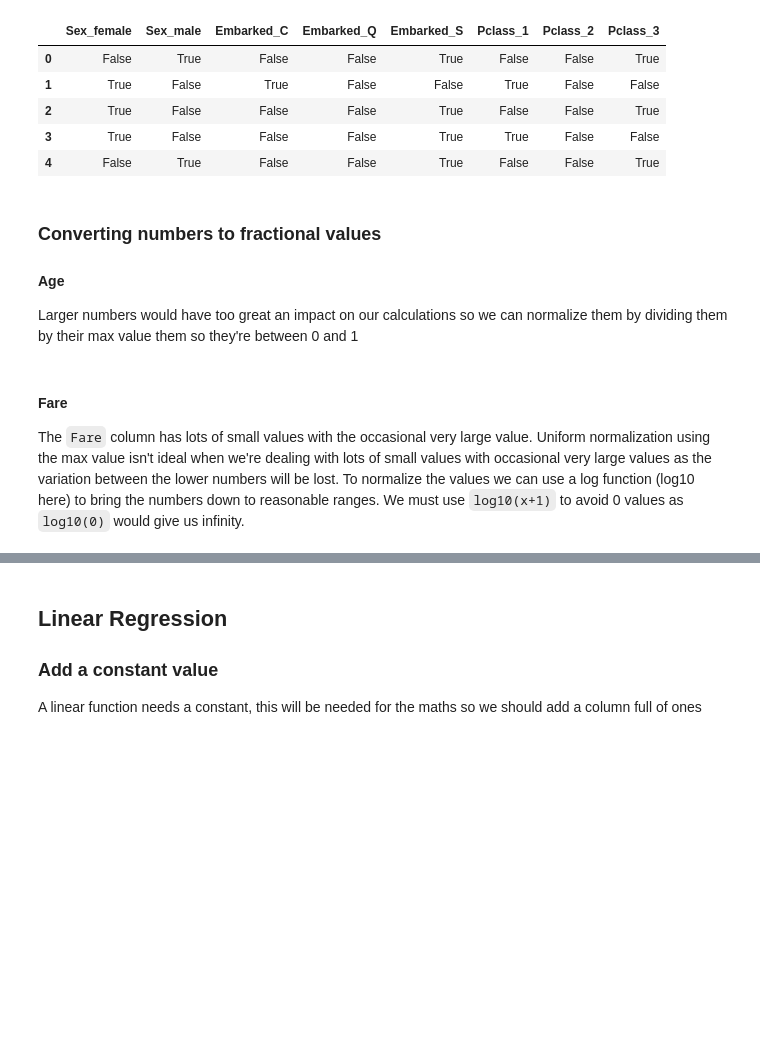
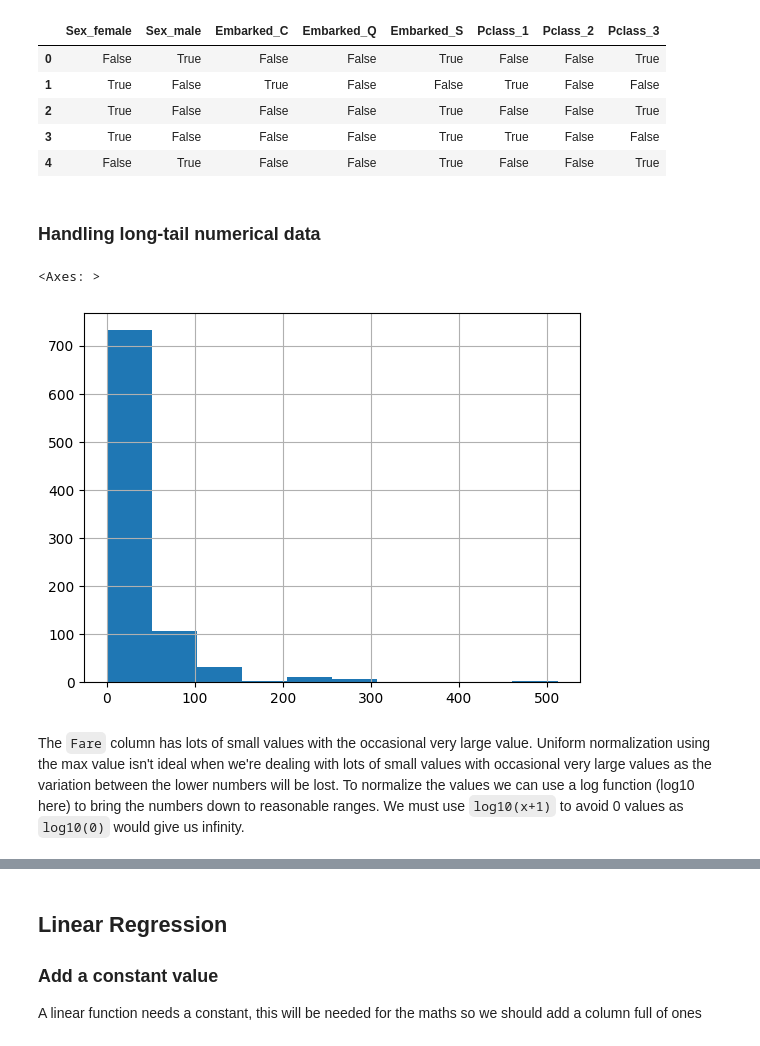
Before and after one commit to Deco354/titanic-numpy-neuralnet, a Jupyter notebook: pytorch-titanic.ipynb, the cells around one changed output, grey strips where cells are left out. Saved outputs shown, nothing was run; the diff lists cells and outputs as text; code cells hidden in the pictures; blank space fills up the shorter version.

Commit message:
Log Fares

```diff
--- a/pytorch-titanic.ipynb
+++ b/pytorch-titanic.ipynb
@@ -151,7 +151,3 @@ df[dummy_column_names].head()
 | 2 | True | False | False | False | True | False | False | True |
 | 3 | True | False | False | False | True | True | False | False |
 | 4 | False | True | False | False | True | False | False | True |
-# %% [markdown]
-### Converting numbers to fractional values
-#### Age
-Larger numbers would have too great an impact on our calculations so we can normalize them by dividing them by their max value them so they're between 0 and 1
@@ -167,3 +154,10 @@ training_dataframe.head(10)
+# %% [markdown]
+### Handling long-tail numerical data
+# %%
+import matplotlib
+df.Fare.hist()
+# %% [output]
+<Axes: >
+[figure, added]
 # %% [markdown]
-#### Fare
 The `Fare` column has lots of small values with the occasional very large value. Uniform normalization using the max value isn't ideal when we're dealing with lots of small values with occasional very large values as the variation between the lower numbers will be lost. To normalize the values we can use a log function (log10 here) to bring the numbers down to reasonable ranges. We must use `log10(x+1)` to avoid 0 values as `log10(0)` would give us infinity.
```
Also changed, not shown: parts of 4 cells of this notebook, 1 other file.
